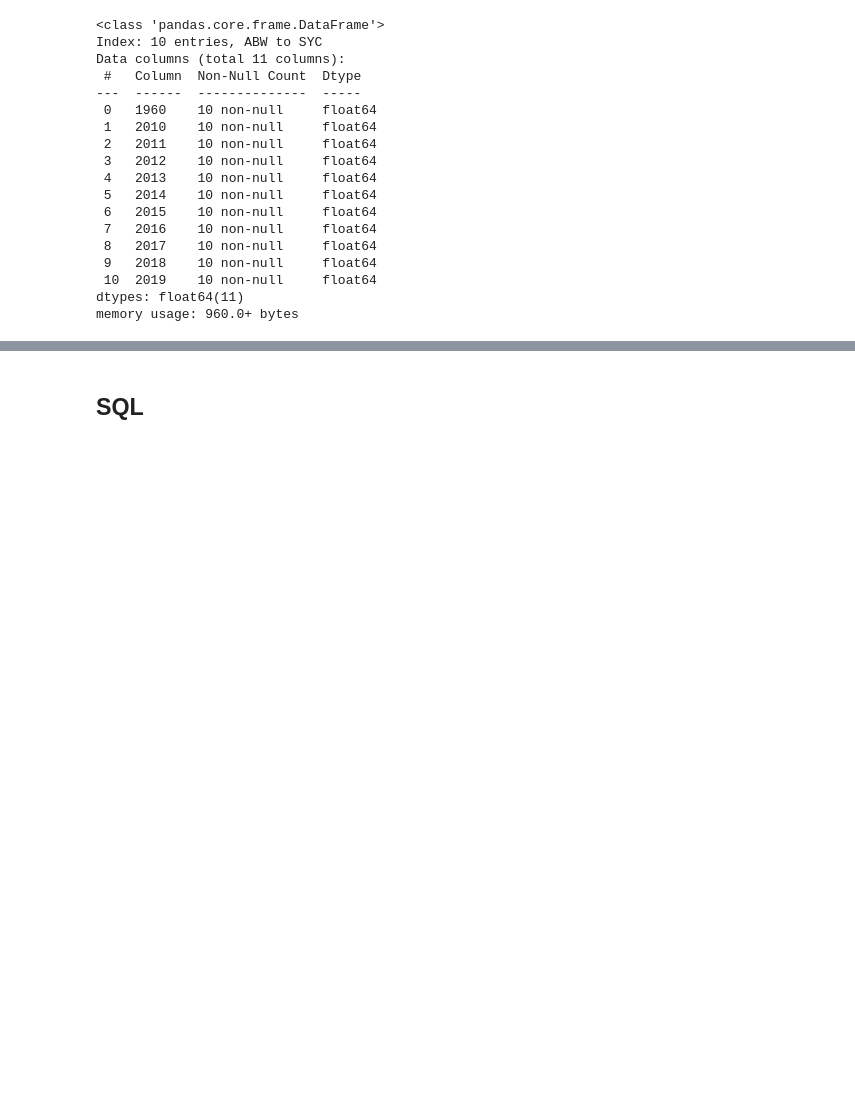
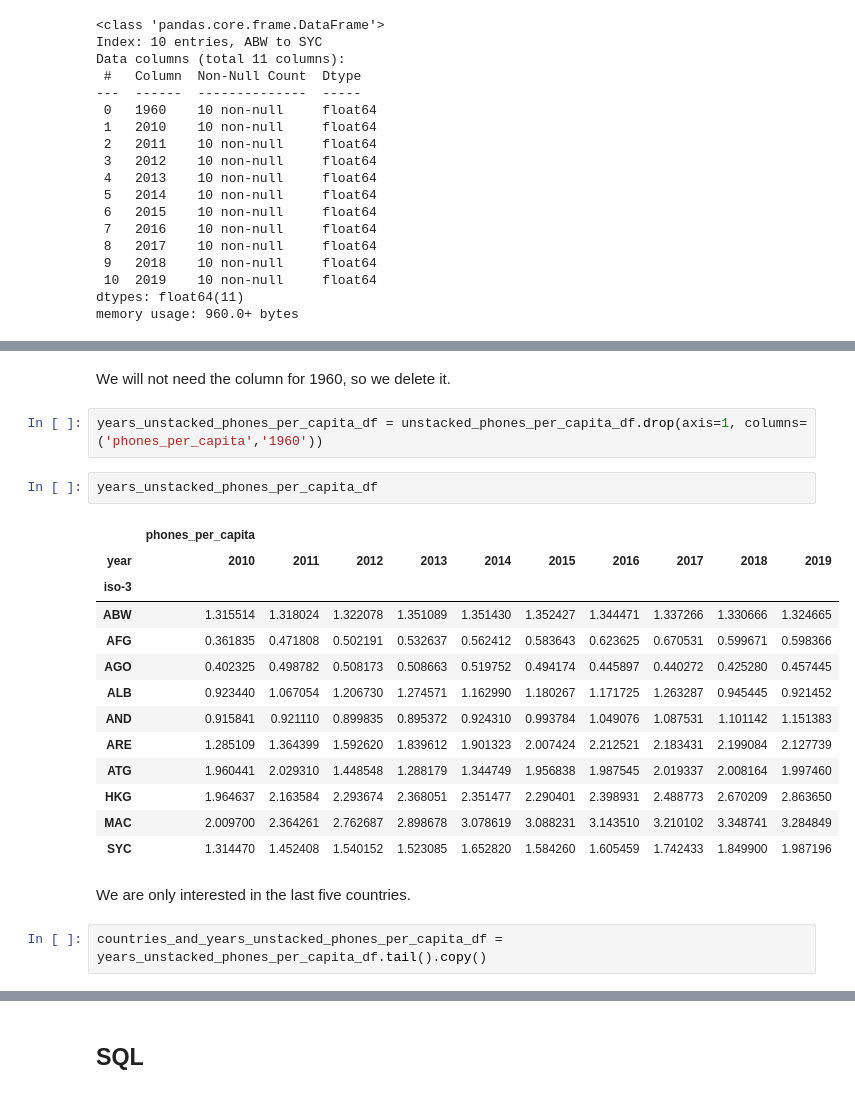
Before and after one commit to totatorbj/su-mt4007, a Jupyter notebook: HW4/HW4_investigation.ipynb, the cells around one changed output, grey strips where cells are left out. Drawn from its saved outputs; the diff is of its cells as text; blank space fills up the shorter version.

```diff
--- a/HW4/HW4_investigation.ipynb
+++ b/HW4/HW4_investigation.ipynb
@@ -201,0 +827,24 @@ memory usage: 960.0+ bytes
+# %% [markdown]
+We will not need the column for 1960, so we delete it.
+# %%
+years_unstacked_phones_per_capita_df = unstacked_phones_per_capita_df.drop(axis=1, columns=('phones_per_capita','1960'))
+# %%
+years_unstacked_phones_per_capita_df
+# %% [output]
+|  | phones_per_capita |  |  |  |  |  |  |  |  |  |
+| year | 2010 | 2011 | 2012 | 2013 | 2014 | 2015 | 2016 | 2017 | 2018 | 2019 |
+| iso-3 |  |  |  |  |  |  |  |  |  |  |
+| ABW | 1.315514 | 1.318024 | 1.322078 | 1.351089 | 1.351430 | 1.352427 | 1.344471 | 1.337266 | 1.330666 | 1.324665 |
+| AFG | 0.361835 | 0.471808 | 0.502191 | 0.532637 | 0.562412 | 0.583643 | 0.623625 | 0.670531 | 0.599671 | 0.598366 |
+| AGO | 0.402325 | 0.498782 | 0.508173 | 0.508663 | 0.519752 | 0.494174 | 0.445897 | 0.440272 | 0.425280 | 0.457445 |
+| ALB | 0.923440 | 1.067054 | 1.206730 | 1.274571 | 1.162990 | 1.180267 | 1.171725 | 1.263287 | 0.945445 | 0.921452 |
+| AND | 0.915841 | 0.921110 | 0.899835 | 0.895372 | 0.924310 | 0.993784 | 1.049076 | 1.087531 | 1.101142 | 1.151383 |
+| ARE | 1.285109 | 1.364399 | 1.592620 | 1.839612 | 1.901323 | 2.007424 | 2.212521 | 2.183431 | 2.199084 | 2.127739 |
+| ATG | 1.960441 | 2.029310 | 1.448548 | 1.288179 | 1.344749 | 1.956838 | 1.987545 | 2.019337 | 2.008164 | 1.997460 |
+| HKG | 1.964637 | 2.163584 | 2.293674 | 2.368051 | 2.351477 | 2.290401 | 2.398931 | 2.488773 | 2.670209 | 2.863650 |
+| MAC | 2.009700 | 2.364261 | 2.762687 | 2.898678 | 3.078619 | 3.088231 | 3.143510 | 3.210102 | 3.348741 | 3.284849 |
+| SYC | 1.314470 | 1.452408 | 1.540152 | 1.523085 | 1.652820 | 1.584260 | 1.605459 | 1.742433 | 1.849900 | 1.987196 |
+# %% [markdown]
+We are only interested in the last five countries.
+# %%
+countries_and_years_unstacked_phones_per_capita_df = years_unstacked_phones_per_capita_df.tail().copy()
```
Also changed, not shown: parts of 153 cells of this notebook.
